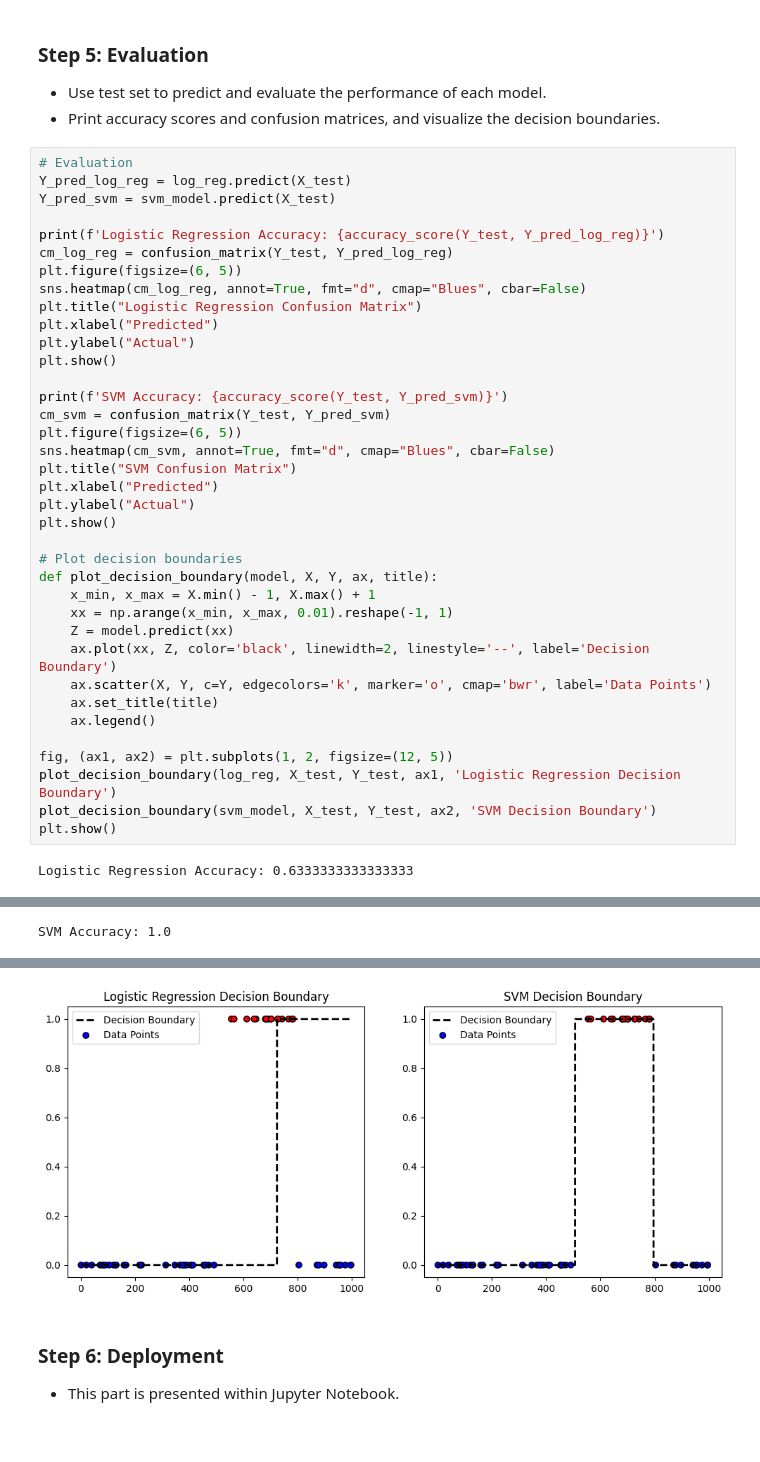
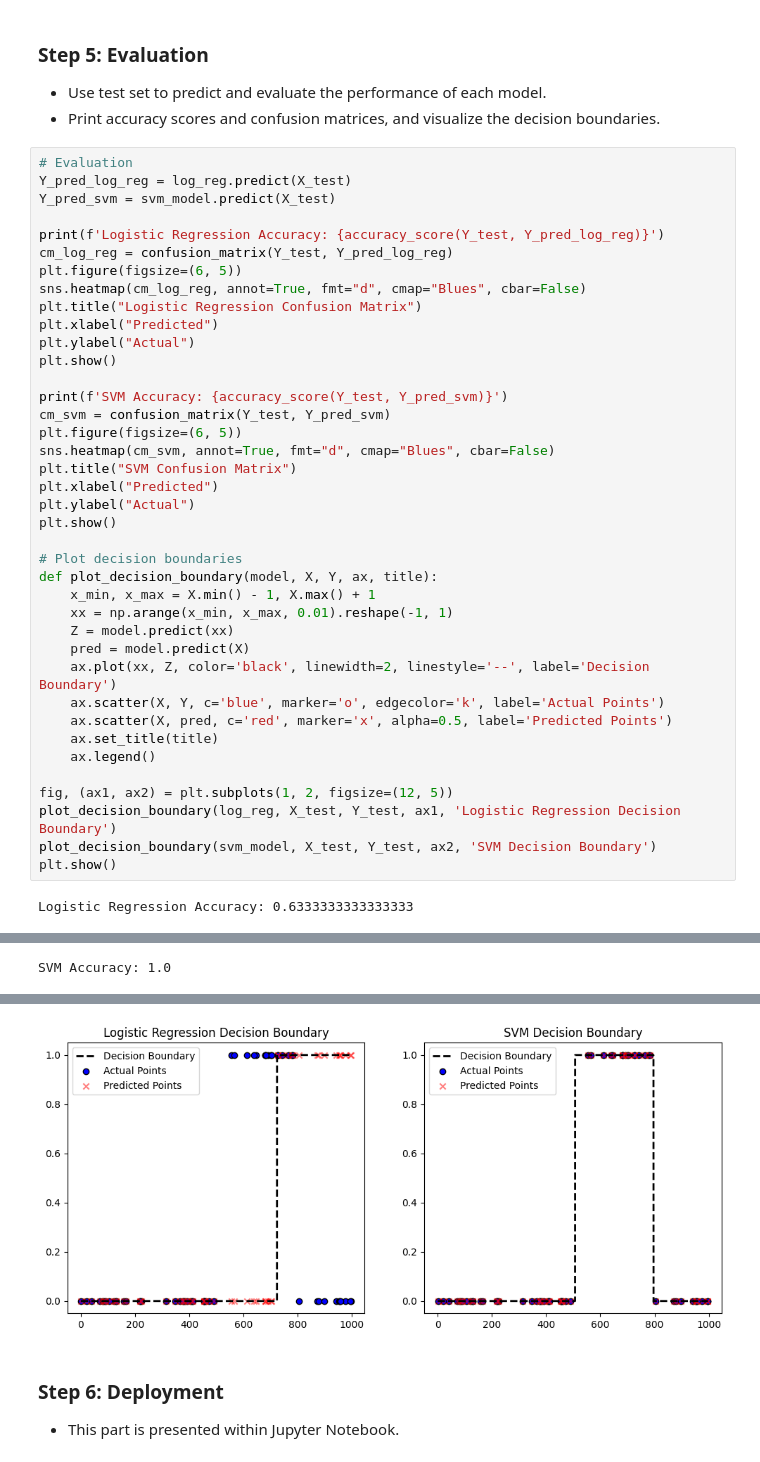
Before and after one commit to devilhyt/nchu-stuff, a Jupyter notebook: 2024-fall/aiot/hw3-1/main.ipynb, the cells around one changed output, grey strips where cells are left out. Saved outputs shown, nothing was run; the diff lists cells and outputs as text.

```diff
--- a/2024-fall/aiot/hw3-1/main.ipynb
+++ b/2024-fall/aiot/hw3-1/main.ipynb
@@ -104,35 +104,37 @@ plt.xlabel("Predicted")
 plt.ylabel("Actual")
 plt.show()
 
 print(f'SVM Accuracy: {accuracy_score(Y_test, Y_pred_svm)}')
 cm_svm = confusion_matrix(Y_test, Y_pred_svm)
 plt.figure(figsize=(6, 5))
 sns.heatmap(cm_svm, annot=True, fmt="d", cmap="Blues", cbar=False)
 plt.title("SVM Confusion Matrix")
 plt.xlabel("Predicted")
 plt.ylabel("Actual")
 plt.show()
 
 # Plot decision boundaries
 def plot_decision_boundary(model, X, Y, ax, title):
     x_min, x_max = X.min() - 1, X.max() + 1
     xx = np.arange(x_min, x_max, 0.01).reshape(-1, 1)
     Z = model.predict(xx)
+    pred = model.predict(X)
     ax.plot(xx, Z, color='black', linewidth=2, linestyle='--', label='Decision Boundary')
-    ax.scatter(X, Y, c=Y, edgecolors='k', marker='o', cmap='bwr', label='Data Points')
+    ax.scatter(X, Y, c='blue', marker='o', edgecolor='k', label='Actual Points')
+    ax.scatter(X, pred, c='red', marker='x', alpha=0.5, label='Predicted Points')
     ax.set_title(title)
     ax.legend()
 
 fig, (ax1, ax2) = plt.subplots(1, 2, figsize=(12, 5))
 plot_decision_boundary(log_reg, X_test, Y_test, ax1, 'Logistic Regression Decision Boundary')
 plot_decision_boundary(svm_model, X_test, Y_test, ax2, 'SVM Decision Boundary')
 plt.show()
 # %% [output]
 Logistic Regression Accuracy: 0.6333333333333333
 [figure]
 SVM Accuracy: 1.0
 [figure]
-[figure, old version]
+[figure, new version]
 # %% [markdown]
 ### Step 6: Deployment
 - This part is presented within Jupyter Notebook.
```
Also changed, not shown: parts of 1 cell of this notebook, 1 other file.
